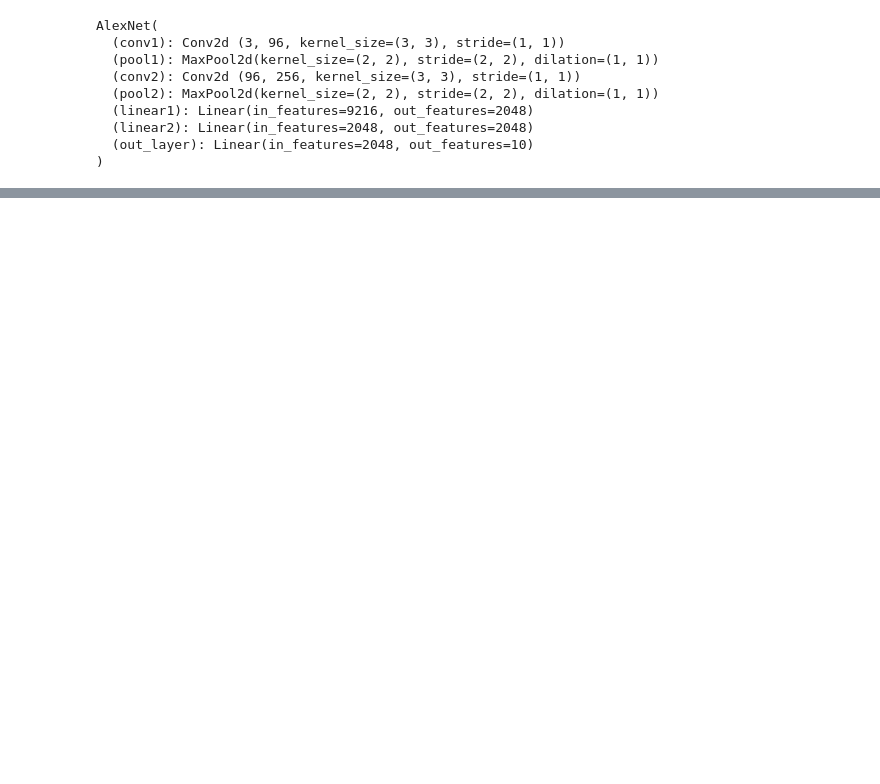
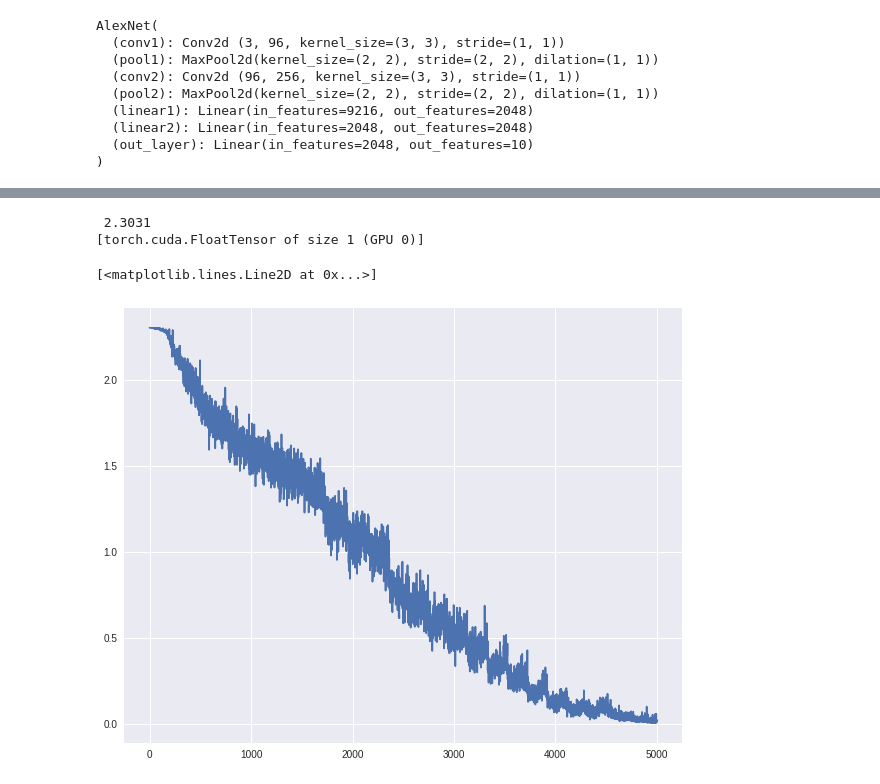
Before and after one commit to rohan-varma/paper-analysis, a Jupyter notebook: cnn-papers/AlexNet.ipynb, the cells around one changed output, grey strips where cells are left out. Drawn from its saved outputs; the diff is of its cells as text; code cells hidden in the pictures; blank space fills up the shorter version.

```diff
--- a/cnn-papers/AlexNet.ipynb
+++ b/cnn-papers/AlexNet.ipynb
@@ -73,7 +94,7 @@ class AlexNet(nn.Module):
         self.linear2 = nn.Linear(2048, 2048)
         self.out_layer = nn.Linear(2048, len(classes))
 
-    def forward(self, x):
+    def forward(self, x, train = True):
         # first layer transformation: conv -> relu -> pool
         x = self.pool1(F.relu(self.conv1(x)))
         # second layer transformation: conv -> relu -> pool
@@ -86,10 +107,10 @@ class AlexNet(nn.Module):
         x = x.view(-1, self.num_flat_features(x))
         x = F.relu(self.linear1(x))
         # drop
-        x = F.dropout(x)
+        if train: x = F.dropout(x)
         x = F.relu(self.linear2(x))
         # drop
-        x = F.dropout(x)
+        if train: x = F.dropout(x)
         x = F.relu(self.out_layer(x))
         return x
 
@@ -128,14 +150,14 @@ for epoch in range(5000):
         dataiter = iter(trainloader)
         batch = next(dataiter)
     image_batch, label_batch = batch
-    image_batch = autograd.Variable(image_batch)
-    label_batch = autograd.Variable(label_batch)
-    out_batch = alex_net.forward(image_batch)
-    cur_loss = loss(out_batch, label_batch)
+    image_batch = autograd.Variable(image_batch).cuda()
+    label_batch = autograd.Variable(label_batch).cuda()
+    out_batch = alex_net.forward(image_batch).cuda()
+    cur_loss = loss(out_batch, label_batch).cuda()
     cur_loss.backward()
     opt.step()
     losses.append(cur_loss)
-    if epoch % 50 == 0:
+    if epoch % 100 == 0:
         print("epoch: {}, loss: {}".format(epoch, cur_loss.data[0]))
 
 print('done training! final loss: {}'.format(cur_loss.data[0]))
@@ -146,0 +182,11 @@ epoch: 100, loss: 2.224966526031494
+# %%
+sampled_losses = losses[0:len(losses):1]
+print(sampled_losses[0].data)
+l = [loss.data for loss in sampled_losses]
+plt.figure(figsize = (10,8))
+plt.plot(l)
+# %% [output]
+ 2.3031
+[torch.cuda.FloatTensor of size 1 (GPU 0)]
+[<matplotlib.lines.Line2D at 0x...>]
+[figure, added]
```
Also changed, not shown: parts of 9 cells of this notebook.
